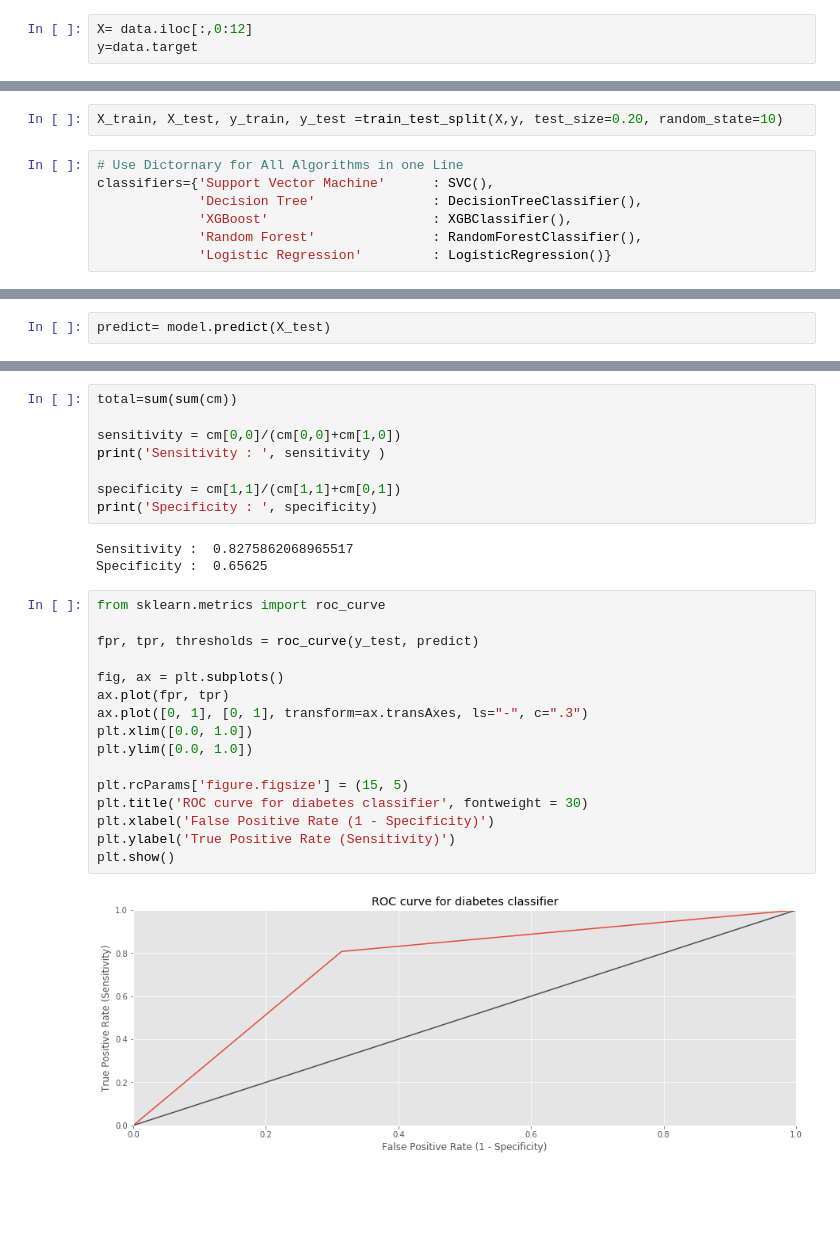
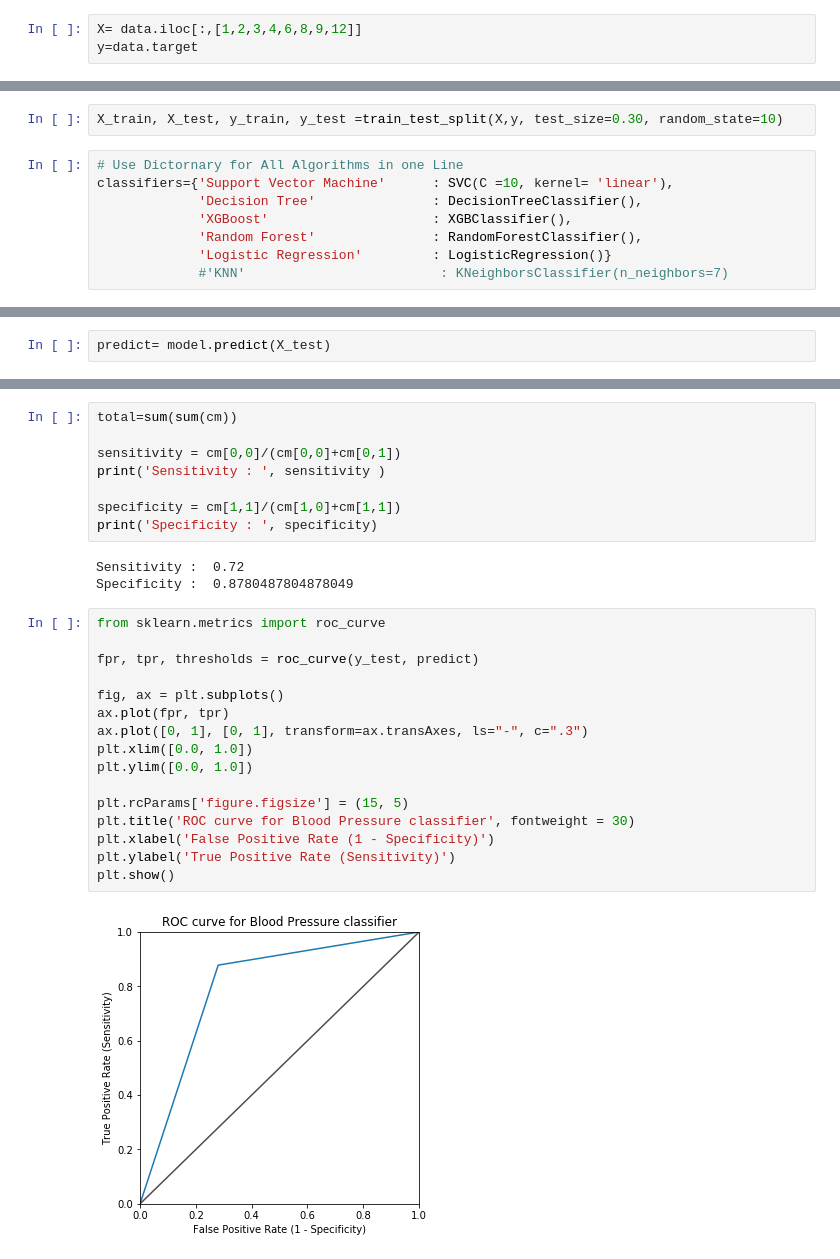
Before and after one commit to Meghashyamt/Heart-Disease, a Jupyter notebook: Heart_Disease_All.ipynb, the cells around one changed output, grey strips where cells are left out. Cells and saved outputs as stored; diff of their text form; blank space fills up the shorter version.

```diff
--- a/Heart_Disease_All.ipynb
+++ b/Heart_Disease_All.ipynb
@@ -101,7 +109,7 @@ sb.countplot(data.target)
 # %%
 from sklearn.linear_model import LogisticRegression
 # %%
-X= data.iloc[:,0:12]
+X= data.iloc[:,[1,2,3,4,6,8,9,12]]
 y=data.target
 # %%
 sb.violinplot(x="target", y="chol", data=data,palette='rainbow')
@@ -145,12 +153,13 @@ plt.show()
 # %%
-X_train, X_test, y_train, y_test =train_test_split(X,y, test_size=0.20, random_state=10)
+X_train, X_test, y_train, y_test =train_test_split(X,y, test_size=0.30, random_state=10)
 # %%
 # Use Dictornary for All Algorithms in one Line
-classifiers={'Support Vector Machine'      : SVC(),
+classifiers={'Support Vector Machine'      : SVC(C =10, kernel= 'linear'),
              'Decision Tree'               : DecisionTreeClassifier(),
              'XGBoost'                     : XGBClassifier(),
              'Random Forest'               : RandomForestClassifier(),
              'Logistic Regression'         : LogisticRegression()}
+             #'KNN'                         : KNeighborsClassifier(n_neighbors=7)
 # %%
 # import warnings filter
 from warnings import simplefilter
@@ -184,29 +193,29 @@ sb.heatmap(cm, annot = True, annot_kws = {'size':15}, cmap = 'PuBu')
 # %%
 total=sum(sum(cm))
 
-sensitivity = cm[0,0]/(cm[0,0]+cm[1,0])
+sensitivity = cm[0,0]/(cm[0,0]+cm[0,1])
 print('Sensitivity : ', sensitivity )
 
-specificity = cm[1,1]/(cm[1,1]+cm[0,1])
+specificity = cm[1,1]/(cm[1,0]+cm[1,1])
 print('Specificity : ', specificity)
 # %% [output]
-Sensitivity :  0.8275862068965517
-Specificity :  0.65625
+Sensitivity :  0.72
+Specificity :  0.8780487804878049
 # %%
 from sklearn.metrics import roc_curve
 
 fpr, tpr, thresholds = roc_curve(y_test, predict)
 
 fig, ax = plt.subplots()
 ax.plot(fpr, tpr)
 ax.plot([0, 1], [0, 1], transform=ax.transAxes, ls="-", c=".3")
 plt.xlim([0.0, 1.0])
 plt.ylim([0.0, 1.0])
 
 plt.rcParams['figure.figsize'] = (15, 5)
-plt.title('ROC curve for diabetes classifier', fontweight = 30)
+plt.title('ROC curve for Blood Pressure classifier', fontweight = 30)
 plt.xlabel('False Positive Rate (1 - Specificity)')
 plt.ylabel('True Positive Rate (Sensitivity)')
 plt.show()
 # %% [output]
-[figure, old version]
+[figure, new version]
```
Also changed, not shown: parts of 15 cells of this notebook.
